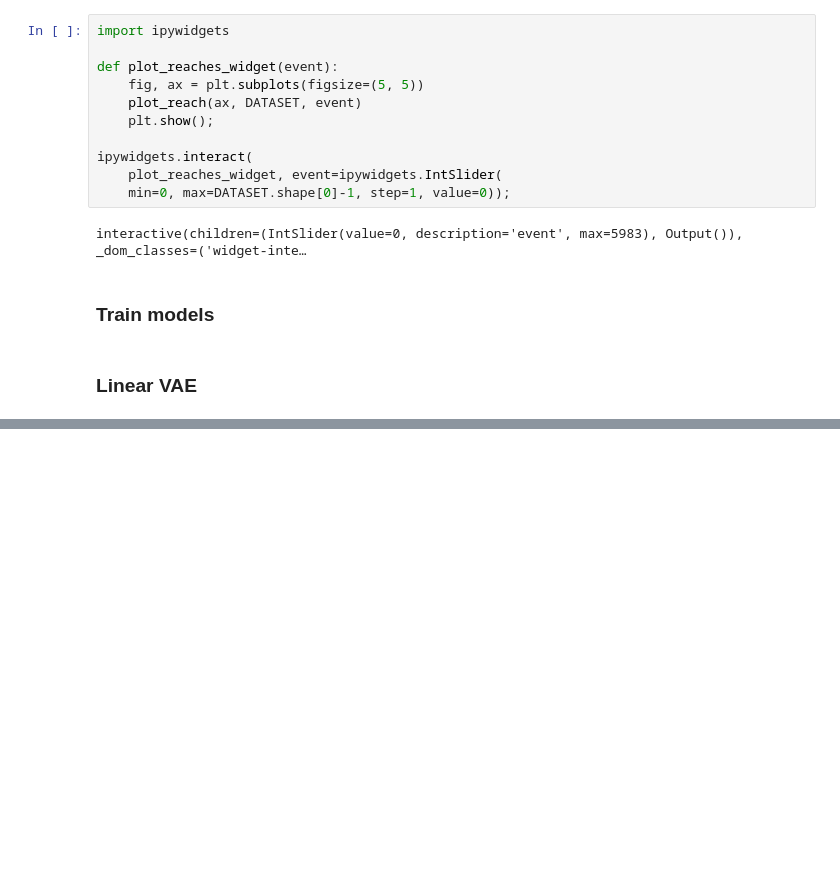
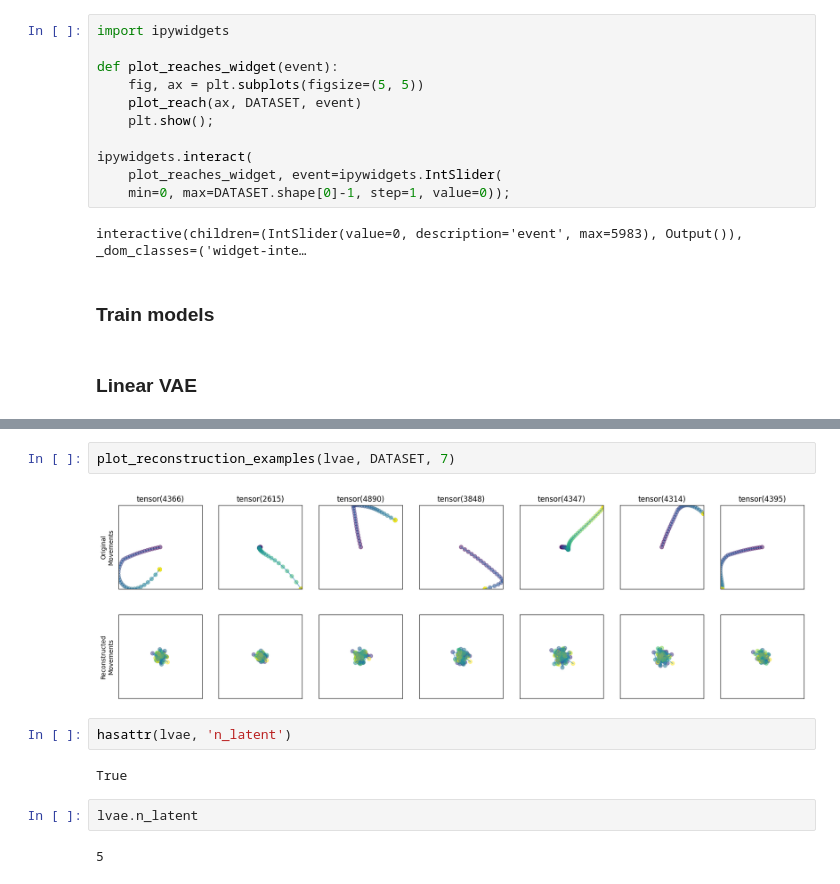
Before and after one commit to NevVerVer/Neuromatch_2022_EcoG_movements, a Jupyter notebook: models/train_behavior_models.ipynb, the cells around one changed output, grey strips where cells are left out. Drawn from its saved outputs; the diff is of its cells as text; blank space fills up the shorter version.

```diff
--- a/models/train_behavior_models.ipynb
+++ b/models/train_behavior_models.ipynb
@@ -123 +177,13 @@ Missing logger folder: tb_logs/LinearVariationalAutoencoder_lr=0.01
 ─────────────────────────────────────────────────────────────────────────────────────────────────────────────────────────────────────────
+# %%
+plot_reconstruction_examples(lvae, DATASET, 7)
+# %% [output]
+[figure, added]
+# %%
+hasattr(lvae, 'n_latent')
+# %% [output]
+True
+# %%
+lvae.n_latent
+# %% [output]
+5
```
Also changed, not shown: parts of 5 cells of this notebook, 1 other file.
